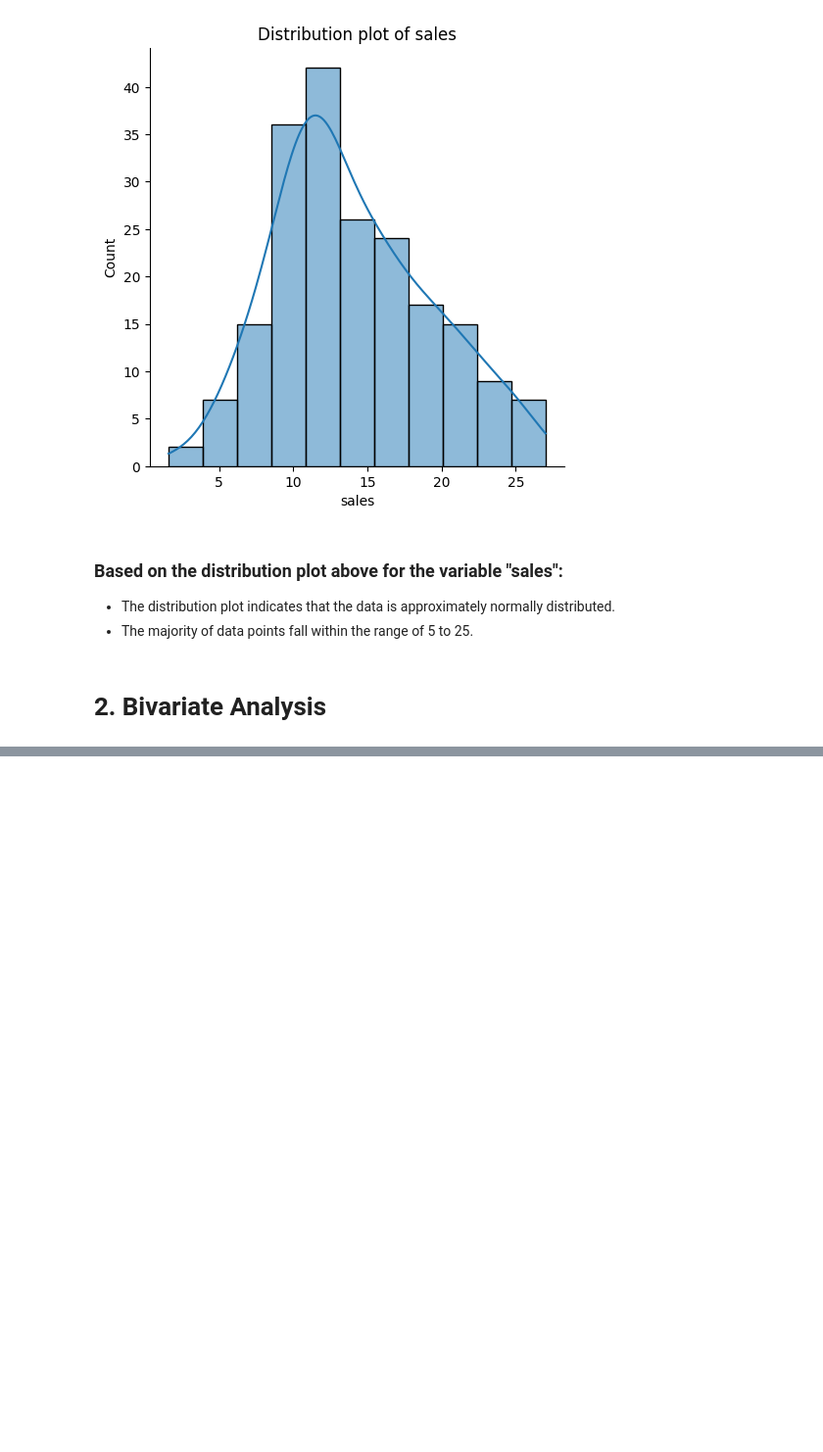
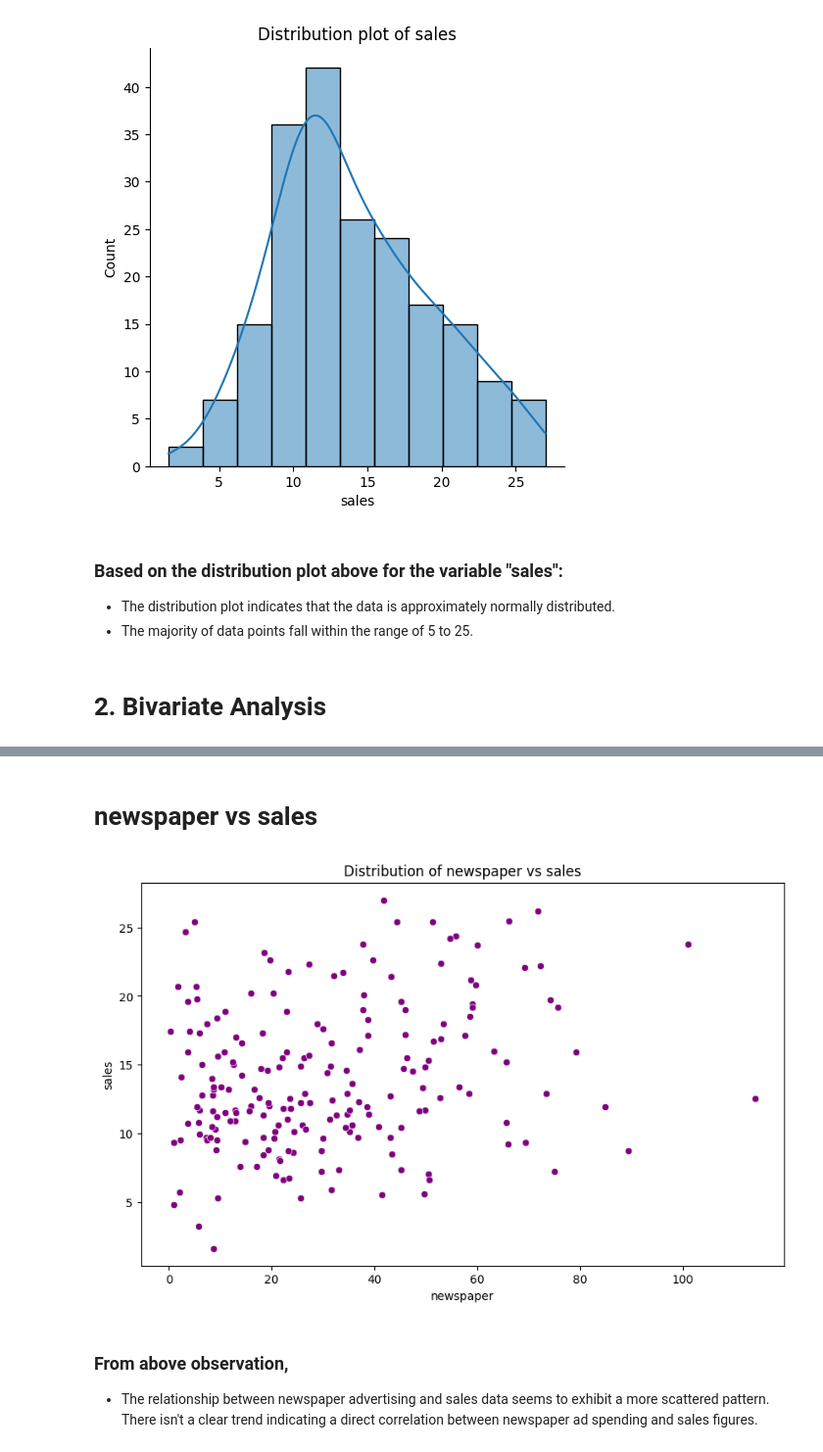
Before and after one commit to Naresh-Dhimal/Sales-prediction-based-on-ADS, a Jupyter notebook: notebook/eda.ipynb, the cells around one changed output, grey strips where cells are left out. Shown at 98% size. Cells and saved outputs as stored; diff of their text form; code cells hidden in the pictures; blank space fills up the shorter version.

```diff
--- a/notebook/eda.ipynb
+++ b/notebook/eda.ipynb
@@ -98,0 +127,13 @@ plt.show()
+# %% [markdown]
+# newspaper vs sales
+# %%
+# plot the distribution
+plt.figure(figsize=(10,6))
+sns.scatterplot(x="newspaper", y="sales", data=df, color="purple")
+plt.title("Distribution of newspaper vs sales")
+plt.show()
+# %% [output]
+[figure, added]
+# %% [markdown]
+### From above observation,
+* The relationship between newspaper advertising and sales data seems to exhibit a more scattered pattern. There isn't a clear trend indicating a direct correlation between newspaper ad spending and sales figures.
```
Also changed, not shown: parts of 6 cells of this notebook.
